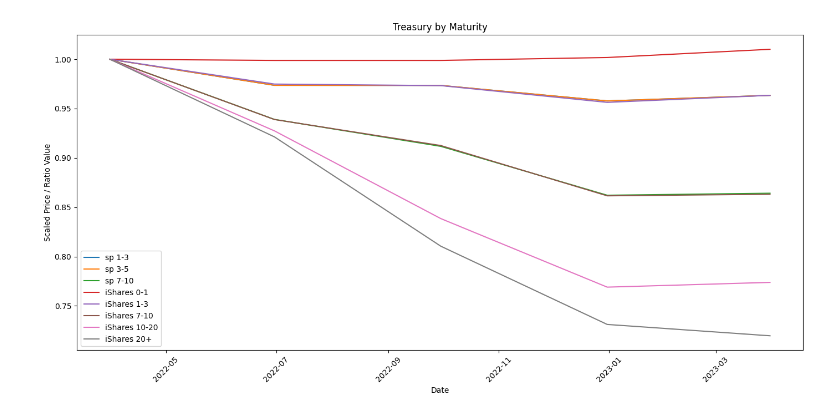
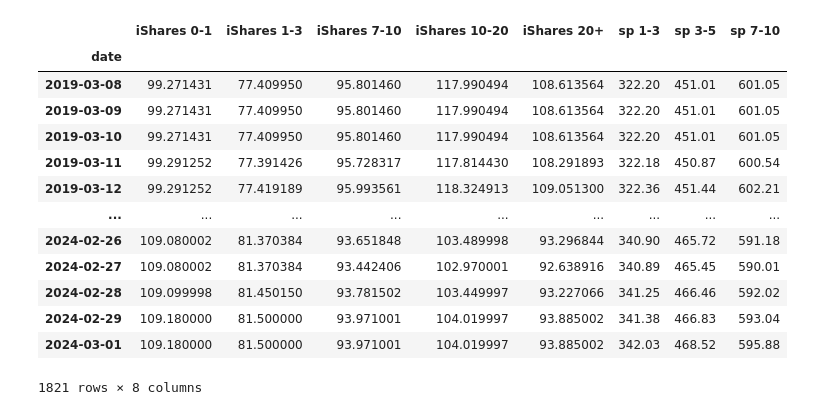
Before and after one commit to huangpz-a11y/P2_Monetary_Tightening, a Jupyter notebook: src/data_loading_JR.ipynb, the cells around one changed output. Cells and saved outputs as stored; diff of their text form; code cells hidden in the pictures.

Commit message:
Updated data load and created data load unit tests

```diff
--- a/src/data_loading_JR.ipynb
+++ b/src/data_loading_JR.ipynb
@@ -3,4 +5,4 @@ import data_read
 # %%
-sp_1_3 = data_read.process_sp_data('S&P U.S. Treasury Bond 1-3 Year Index','sp 1-3')
-sp_3_5 = data_read.process_sp_data('S&P U.S. Treasury Bond 3-5 Year Index','sp 3-5')
-sp_7_10 = data_read.process_sp_data('S&P U.S. Treasury Bond 7-10 Year Index','sp 7-10')
+sp_1_3 = data_read.process_sp_data('S&P 1-3','sp 1-3')
+sp_3_5 = data_read.process_sp_data('S&P 3-5','sp 3-5')
+sp_7_10 = data_read.process_sp_data('S&P 7-10','sp 7-10')
@@ -33,2 +43,4 @@ iShares_20.tail()
+# %%
+ishares = data_read.load_df('ishares')
 # %%
-df_ls = [sp_1_3,sp_3_5,sp_7_10,iShares_0_1,iShares_1_3, iShares_7_10, iShares_10_20, iShares_20 ]
+df_ls = [ishares,sp_1_3,sp_3_5,sp_7_10]
@@ -52,17 +47,21 @@ combined_df_q
-# %%
-scaler = 1/combined_df_q.iloc[0]
-scaled_df = combined_df_q * scaler
-
-plt.figure(figsize=(14, 7))
-for col in scaled_df:
-    plt.plot(scaled_df.index,scaled_df[col],label=col)
-
-plt.title('Treasury by Maturity')
-plt.xlabel('Date')
-plt.ylabel('Scaled Price / Ratio Value')
-plt.legend()
-plt.xticks(rotation=45)
-plt.tight_layout()
-plt.show()
-# %% [output]
-[figure, removed]
+# %%
+combined_df = data_read.combine_dfs(df_ls)
+pd.reset_option('display.max_rows')
+pd.reset_option('display.max_columns')
+pd.reset_option('display.expand_frame_repr')
+combined_df
+# %% [output]
+|  | iShares 0-1 | iShares 1-3 | iShares 7-10 | iShares 10-20 | iShares 20+ | sp 1-3 | sp 3-5 | sp 7-10 |
+| date |  |  |  |  |  |  |  |  |
+| 2019-03-08 | 99.271431 | 77.409950 | 95.801460 | 117.990494 | 108.613564 | 322.20 | 451.01 | 601.05 |
+| 2019-03-09 | 99.271431 | 77.409950 | 95.801460 | 117.990494 | 108.613564 | 322.20 | 451.01 | 601.05 |
+| 2019-03-10 | 99.271431 | 77.409950 | 95.801460 | 117.990494 | 108.613564 | 322.20 | 451.01 | 601.05 |
+| 2019-03-11 | 99.291252 | 77.391426 | 95.728317 | 117.814430 | 108.291893 | 322.18 | 450.87 | 600.54 |
+| 2019-03-12 | 99.291252 | 77.419189 | 95.993561 | 118.324913 | 109.051300 | 322.36 | 451.44 | 602.21 |
+| ... | ... | ... | ... | ... | ... | ... | ... | ... |
+| 2024-02-26 | 109.080002 | 81.370384 | 93.651848 | 103.489998 | 93.296844 | 340.90 | 465.72 | 591.18 |
+| 2024-02-27 | 109.080002 | 81.370384 | 93.442406 | 102.970001 | 92.638916 | 340.89 | 465.45 | 590.01 |
+| 2024-02-28 | 109.099998 | 81.450150 | 93.781502 | 103.449997 | 93.227066 | 341.25 | 466.46 | 592.02 |
+| 2024-02-29 | 109.180000 | 81.500000 | 93.971001 | 104.019997 | 93.885002 | 341.38 | 466.83 | 593.04 |
+| 2024-03-01 | 109.180000 | 81.500000 | 93.971001 | 104.019997 | 93.885002 | 342.03 | 468.52 | 595.88 |
+1821 rows × 8 columns
```
Also changed, not shown: parts of 20 cells of this notebook, 2 other files.
